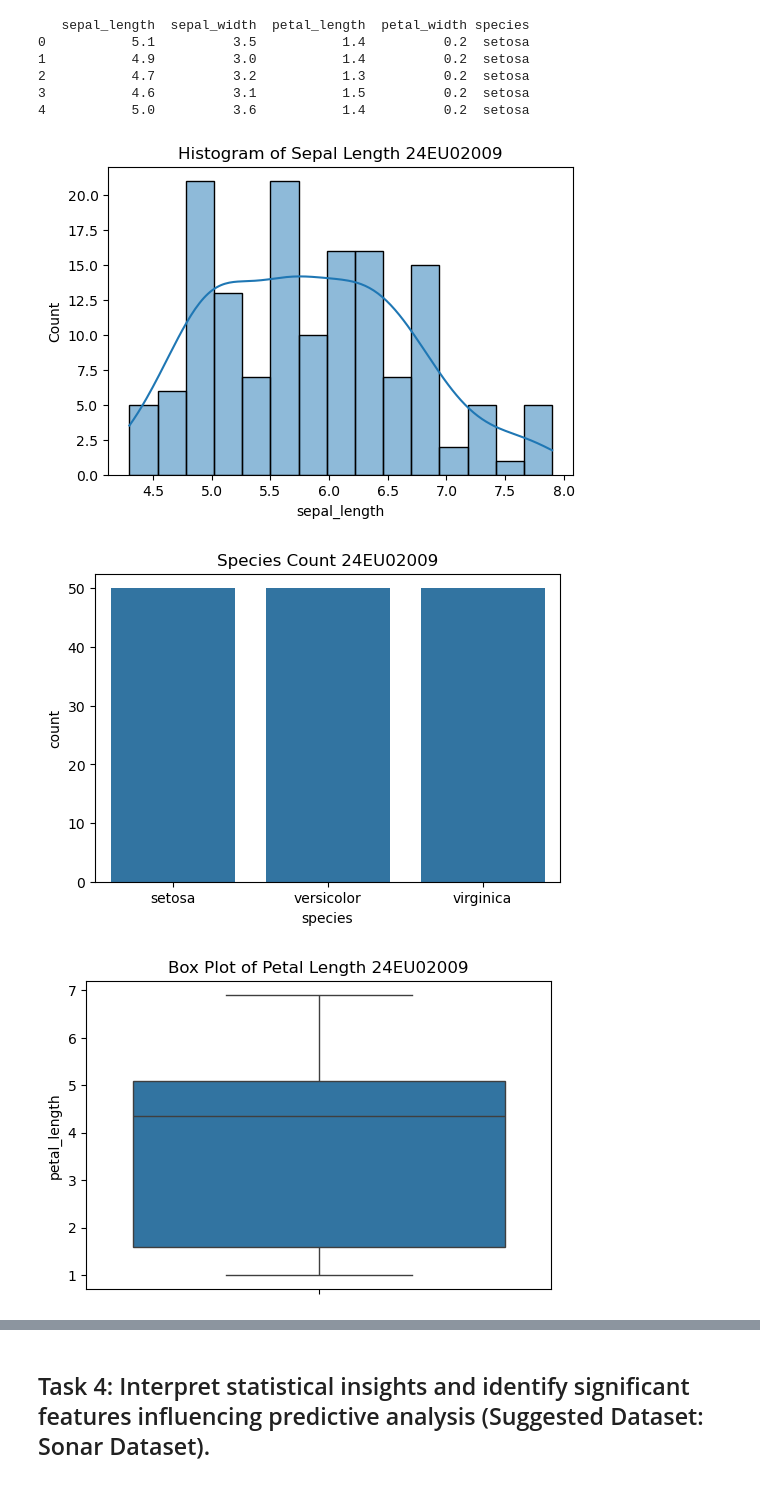
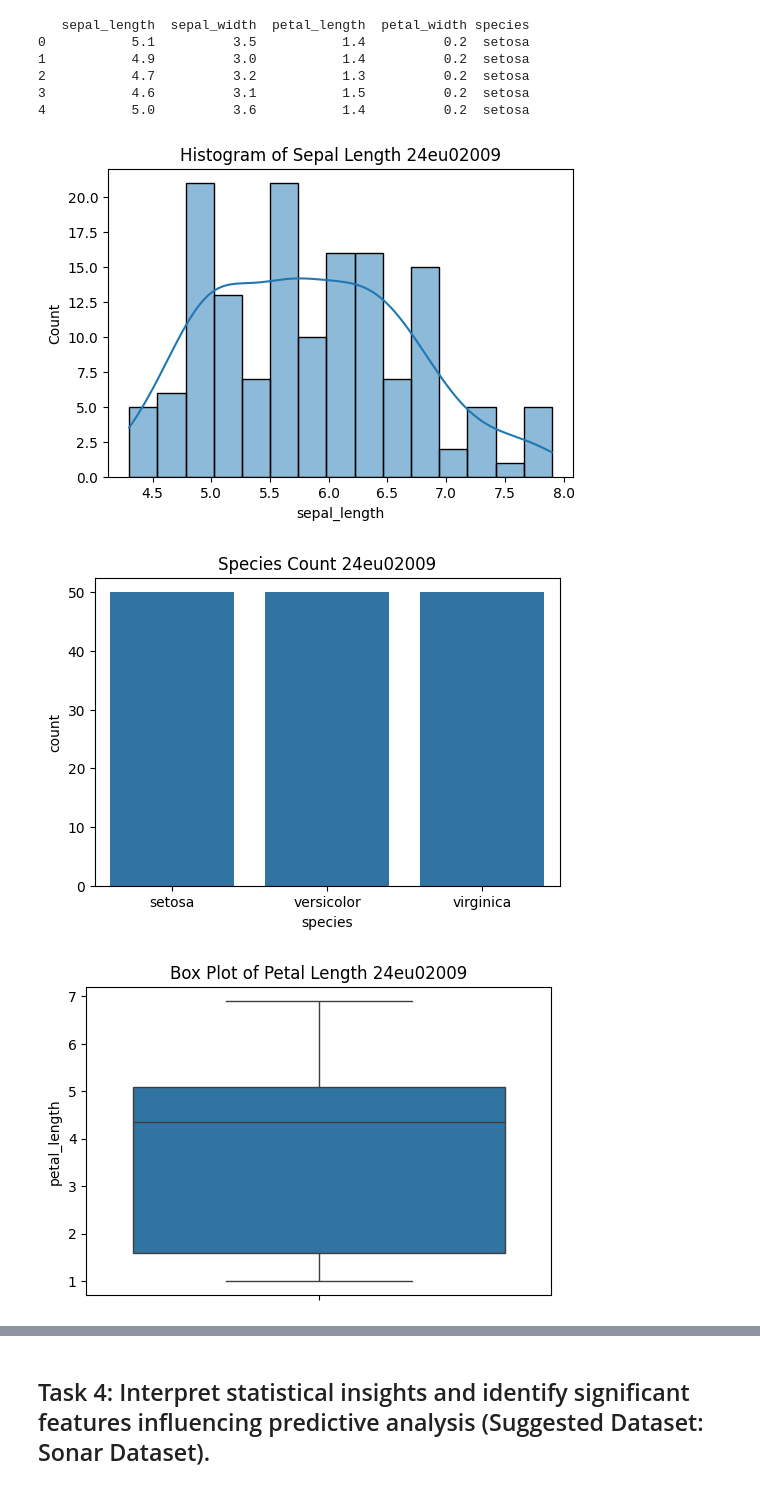
Before and after one commit to chalavaditrisha/ML-, a Jupyter notebook: Exp1.ipynb, the cells around one changed output, grey strips where cells are left out. Saved outputs shown, nothing was run; the diff lists cells and outputs as text; code cells hidden in the pictures.

```diff
--- a/Exp1.ipynb
+++ b/Exp1.ipynb
@@ -503,36 +504,41 @@ print(df.head())
 3           4.6          3.1           1.5          0.2  setosa
 4           5.0          3.6           1.4          0.2  setosa
 # %%
+import matplotlib.pyplot as plt
+import seaborn as sns
+
+df = sns.load_dataset("iris")
+
 # Histogram
 plt.figure(figsize=(6,4))
 sns.histplot(df["sepal_length"], bins=15, kde=True)
-plt.title("Histogram of Sepal Length 24EU02009")
+plt.title("Histogram of Sepal Length 24eu02009")
 plt.show()
 
 # Count Plot
 plt.figure(figsize=(6,4))
 sns.countplot(x="species", data=df)
-plt.title("Species Count 24EU02009")
+plt.title("Species Count 24eu02009")
 plt.show()
 
 # Box Plot
 plt.figure(figsize=(6,4))
 sns.boxplot(y="petal_length", data=df)
-plt.title("Box Plot of Petal Length 24EU02009")
+plt.title("Box Plot of Petal Length 24eu02009")
 plt.show()
 
 # Violin Plot
 plt.figure(figsize=(6,4))
 sns.violinplot(y="petal_width", data=df)
-plt.title("Violin Plot of Petal Width 24EU02009")
+plt.title("Violin Plot of Petal Width 24eu02009")
 plt.show()
 
 # Density Plot
 plt.figure(figsize=(6,4))
 sns.kdeplot(df["sepal_width"], fill=True)
-plt.title("Density Plot of Sepal Width 24EU02009")
+plt.title("Density Plot of Sepal Width 24eu02009")
 plt.show()
 # %% [output]
-[figure, old version]
+[figure, new version]
-[figure, old version]
+[figure, new version]
-[figure, old version]
+[figure, new version]
```
Also changed, not shown: parts of 5 cells of this notebook.
